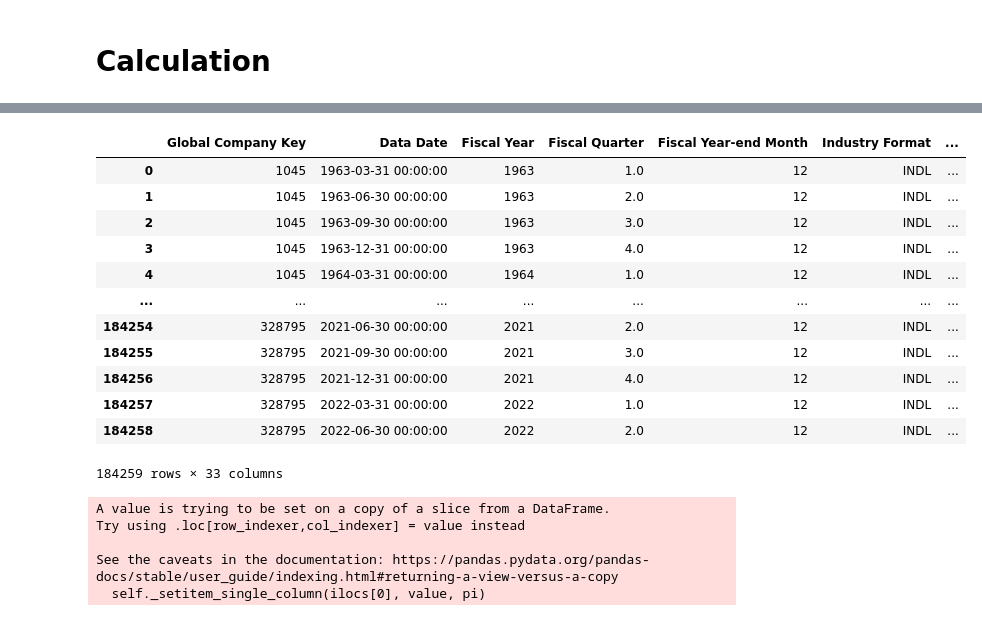
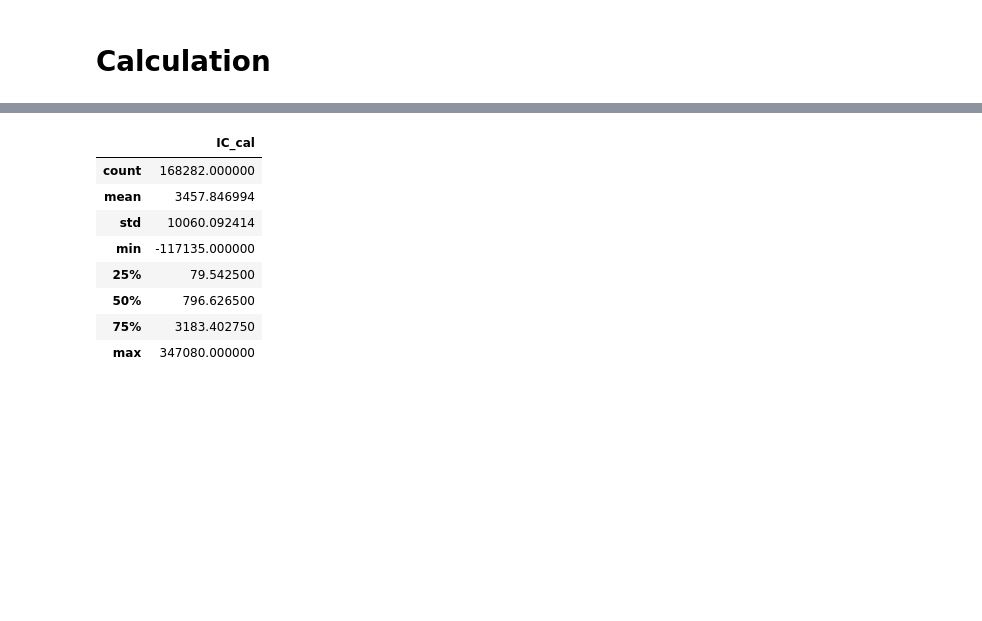
Before and after one commit to Zixin730/heartland_project, a Jupyter notebook: analyze/1_cal_fcfroic.ipynb, the cells around one changed output, grey strips where cells are left out. Saved outputs shown, nothing was run; the diff lists cells and outputs as text; code cells hidden in the pictures; blank space fills up the shorter version.

```diff
--- a/analyze/1_cal_fcfroic.ipynb
+++ b/analyze/1_cal_fcfroic.ipynb
@@ -34,0 +65,2 @@ Index(['Global Company Key', 'Data Date', 'Fiscal Year', 'Fiscal Quarter',
+# %%
+raw["IC_cal"] = raw["IC_cal"].replace(0.0, np.nan)
@@ -34,0 +87,6 @@ Index(['Global Company Key', 'Data Date', 'Fiscal Year', 'Fiscal Quarter',
+# %%
+raw["pre_IC_cal"] = raw["IC_cal"].shift()
+raw["avg_IC_cal"] = (raw["IC_cal"] + raw["pre_IC_cal"])/2
+raw["avg_IC_cal"] = raw["avg_IC_cal"].replace(0.0, np.nan)
+
+raw["FCFROIC_cal"] = raw["FCF_fillna"]/raw["avg_IC_cal"]  # 3
@@ -34,0 +108,20 @@ Index(['Global Company Key', 'Data Date', 'Fiscal Year', 'Fiscal Quarter',
+# %%
+# for those finance service companies
+raw["ave_equity"] = (raw["Stockholders Equity - Total"] +
+                     raw["Stockholders Equity - Total"].shift()) * 1/2
+raw["ave_asset"] = (raw['Assets - Total'] +
+                    raw['Assets - Total'].shift()) * 1/2
+
+# raw["NI_chg"] = raw["Net Income (Loss)"].diff().copy()
+# raw[raw["Fiscal Quarter"] == 1]["NI_chg"] = raw[raw["Fiscal Quarter"]
+#                                                 == 1]["Net Income (Loss)"]
+
+# #####################################
+# raw["NI_chg"] = raw["NI_chg"]
+raw["ROA"] = raw["Net Income (Loss)"]/raw["ave_asset"]
+raw["ROE"] = raw["Net Income (Loss)"]/raw["ave_equity"]
+# %%
+raw['SIC'] = raw['Standard Industry Classification Code'].astype(int)
+raw["FCFROIC_ADJ"] = raw["FCFROIC_cal"].copy()
+raw.loc[(raw['SIC'] >= 6000) & (raw["SIC"] <= 6411), "FCFROIC_ADJ"] = raw.loc[(
+    raw['SIC'] >= 6000) & (raw["SIC"] <= 6411), "ROE"]
@@ -92,16 +215,12 @@ See the caveats in the documentation: https://pandas.pydata.org/pandas-docs/stab
 # %%
-raw
+raw[["IC_cal"]].describe()
 # %% [output]
-|  | Global Company Key | Data Date | Fiscal Year | Fiscal Quarter | Fiscal Year-end Month | Industry Format | ... |
-| 0 | 1045 | 1963-03-31 00:00:00 | 1963 | 1.0 | 12 | INDL | ... |
-| 1 | 1045 | 1963-06-30 00:00:00 | 1963 | 2.0 | 12 | INDL | ... |
-| 2 | 1045 | 1963-09-30 00:00:00 | 1963 | 3.0 | 12 | INDL | ... |
-| 3 | 1045 | 1963-12-31 00:00:00 | 1963 | 4.0 | 12 | INDL | ... |
-| 4 | 1045 | 1964-03-31 00:00:00 | 1964 | 1.0 | 12 | INDL | ... |
-| ... | ... | ... | ... | ... | ... | ... | ... |
-| 184254 | 328795 | 2021-06-30 00:00:00 | 2021 | 2.0 | 12 | INDL | ... |
-| 184255 | 328795 | 2021-09-30 00:00:00 | 2021 | 3.0 | 12 | INDL | ... |
-| 184256 | 328795 | 2021-12-31 00:00:00 | 2021 | 4.0 | 12 | INDL | ... |
-| 184257 | 328795 | 2022-03-31 00:00:00 | 2022 | 1.0 | 12 | INDL | ... |
-| 184258 | 328795 | 2022-06-30 00:00:00 | 2022 | 2.0 | 12 | INDL | ... |
+|  | IC_cal |
+| count | 168282.000000 |
+| mean | 3457.846994 |
+| std | 10060.092414 |
+| min | -117135.000000 |
+| 25% | 79.542500 |
+| 50% | 796.626500 |
+| 75% | 3183.402750 |
+| max | 347080.000000 |
-184259 rows × 33 columns
@@ -114,9 +226,0 @@ raw.loc[(raw['SIC'] >= 6000) & (raw["SIC"] <= 6411), "FCFROIC_ADJ"] = raw.loc[(
-# %%
-raw[(raw['SIC'] >= 6000) & (raw["SIC"] <= 6411)].loc[:, "FCFROIC_ADJ"] = raw[(
-    raw['SIC'] >= 6000) & (raw["SIC"] <= 6411)].loc[:, "ROE"]
-# %% [output]
-A value is trying to be set on a copy of a slice from a DataFrame.
-Try using .loc[row_indexer,col_indexer] = value instead
-
-See the caveats in the documentation: https://pandas.pydata.org/pandas-docs/stable/user_guide/indexing.html#returning-a-view-versus-a-copy
-  self._setitem_single_column(ilocs[0], value, pi)
```
Also changed, not shown: parts of 28 cells of this notebook.
